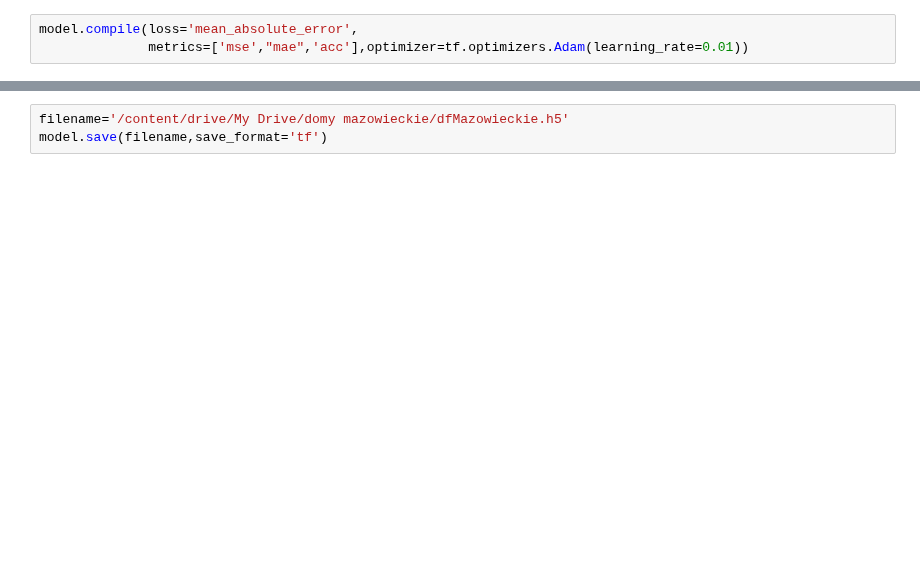
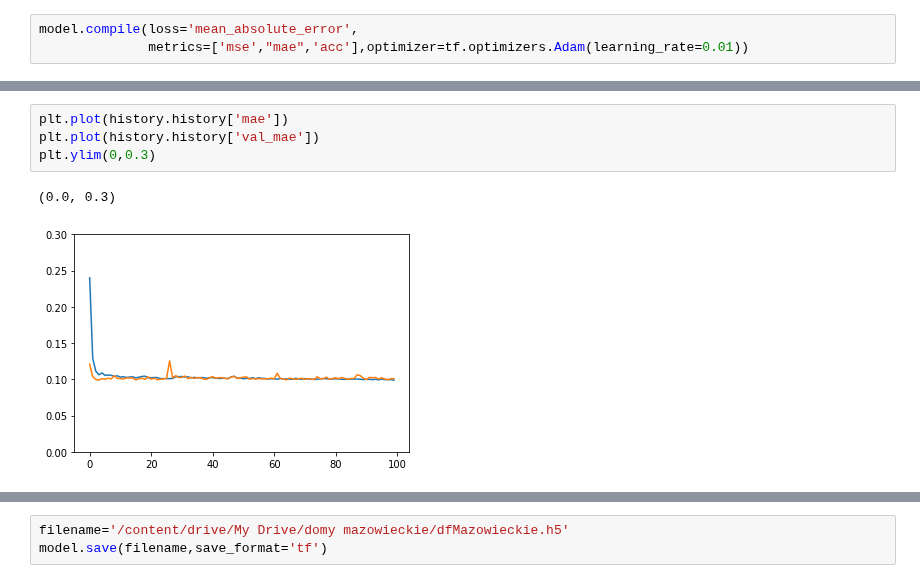
Before and after one commit to KacperGrodecki/Masovian-real-estate, a Jupyter notebook: mazowieckie_colab_DNN.ipynb, the cells around one changed output, grey strips where cells are left out. Drawn from its saved outputs; the diff is of its cells as text; blank space fills up the shorter version.

```diff
--- a/mazowieckie_colab_DNN.ipynb
+++ b/mazowieckie_colab_DNN.ipynb
@@ -651,0 +701,7 @@ history = model.fit(
+# %%
+plt.plot(history.history['mae'])
+plt.plot(history.history['val_mae'])
+plt.ylim(0,0.3)
+# %% [output]
+(0.0, 0.3)
+[figure, added]
```
Also changed, not shown: parts of 16 cells of this notebook.
